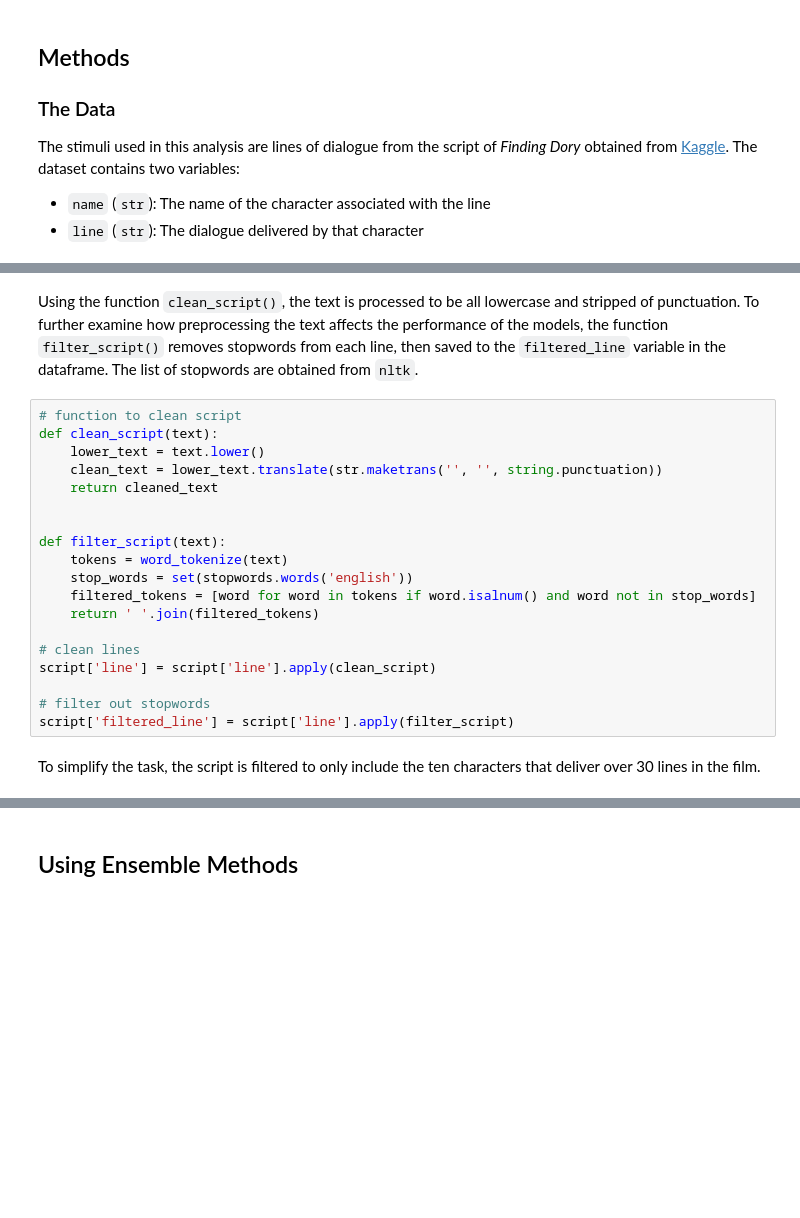
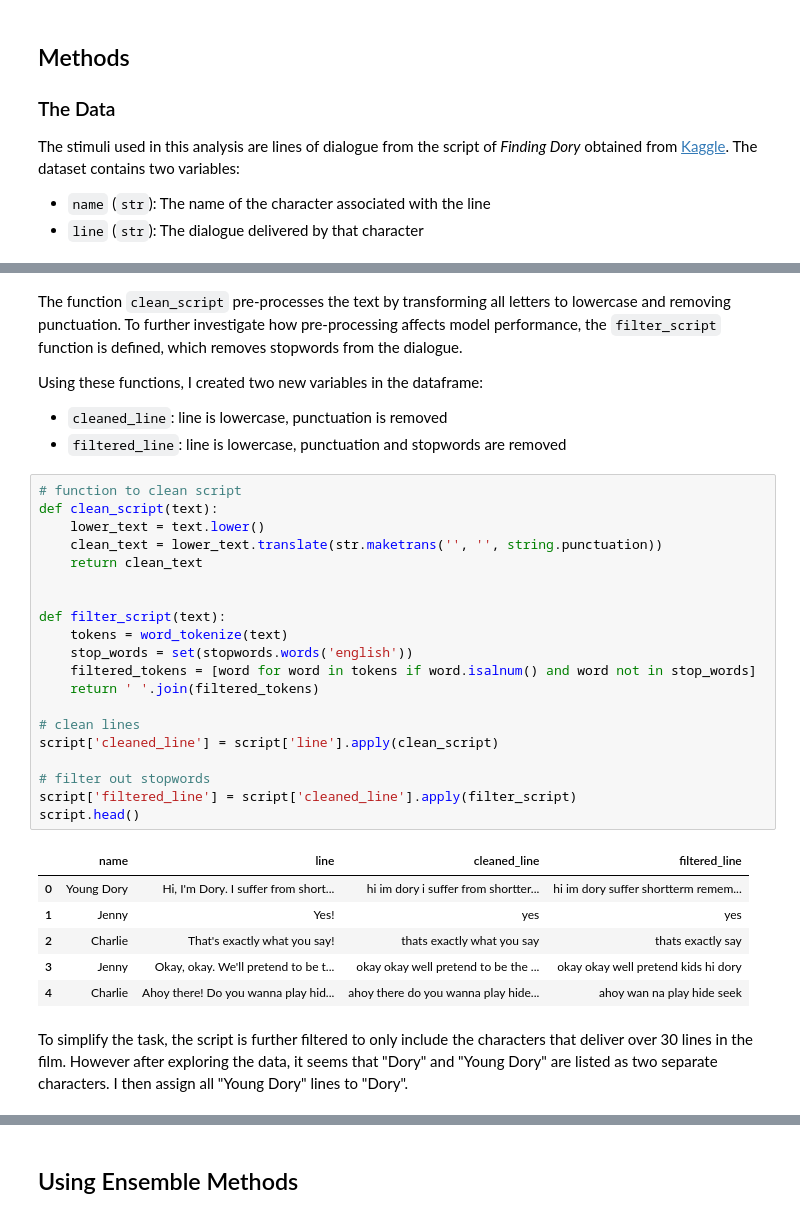
Before and after one commit to rdestaci/Finding_Dory_Classification, a Jupyter notebook: Finding_Dory_Classifier.ipynb, the cells around one changed output, grey strips where cells are left out. Drawn from its saved outputs; the diff is of its cells as text; blank space fills up the shorter version.

```diff
--- a/Finding_Dory_Classifier.ipynb
+++ b/Finding_Dory_Classifier.ipynb
@@ -50,28 +52,41 @@ script.head()
 | 3 | Jenny | Okay, okay. We'll pretend to be t... |
 | 4 | Charlie | Ahoy there! Do you wanna play hid... |
 # %% [markdown]
-Using the function `clean_script()`, the text is processed to be all lowercase and stripped of punctuation. To further examine how preprocessing the text affects the performance of the models, the function `filter_script()` removes stopwords from each line, then saved to the `filtered_line` variable in the dataframe. The list of stopwords are obtained from `nltk`.
+The function `clean_script` pre-processes the text by transforming all letters to lowercase and removing punctuation. To further investigate how pre-processing affects model performance, the `filter_script` function is defined, which removes stopwords from the dialogue.
+
+Using these functions, I created two new variables in the dataframe:
+
+- `cleaned_line`: line is lowercase, punctuation is removed
+- `filtered_line`: line is lowercase, punctuation and stopwords are removed
 # %%
 # function to clean script
 def clean_script(text):
     lower_text = text.lower()
     clean_text = lower_text.translate(str.maketrans('', '', string.punctuation))
-    return cleaned_text
+    return clean_text
 
 
 def filter_script(text):
     tokens = word_tokenize(text)
     stop_words = set(stopwords.words('english'))
     filtered_tokens = [word for word in tokens if word.isalnum() and word not in stop_words]
     return ' '.join(filtered_tokens)
 
 # clean lines
-script['line'] = script['line'].apply(clean_script)
+script['cleaned_line'] = script['line'].apply(clean_script)
 
 # filter out stopwords
-script['filtered_line'] = script['line'].apply(filter_script)
+script['filtered_line'] = script['cleaned_line'].apply(filter_script)
+script.head()
+# %% [output]
+|  | name | line | cleaned_line | filtered_line |
+| 0 | Young Dory | Hi, I'm Dory. I suffer from short... | hi im dory i suffer from shortter... | hi im dory suffer shortterm remem... |
+| 1 | Jenny | Yes! | yes | yes |
+| 2 | Charlie | That's exactly what you say! | thats exactly what you say | thats exactly say |
+| 3 | Jenny | Okay, okay. We'll pretend to be t... | okay okay well pretend to be the ... | okay okay well pretend kids hi dory |
+| 4 | Charlie | Ahoy there! Do you wanna play hid... | ahoy there do you wanna play hide... | ahoy wan na play hide seek |
 # %% [markdown]
-To simplify the task, the script is filtered to only include the ten characters that deliver over 30 lines in the film.
+To simplify the task, the script is further filtered to only include the characters that deliver over 30 lines in the film. However after exploring the data, it seems that "Dory" and "Young Dory" are listed as two separate characters. I then assign all "Young Dory" lines to "Dory".
 # %%
 # keep main characters that have over 30 lines
 line_counts = script['name'].value_counts()
```
Also changed, not shown: parts of 15 cells of this notebook.
